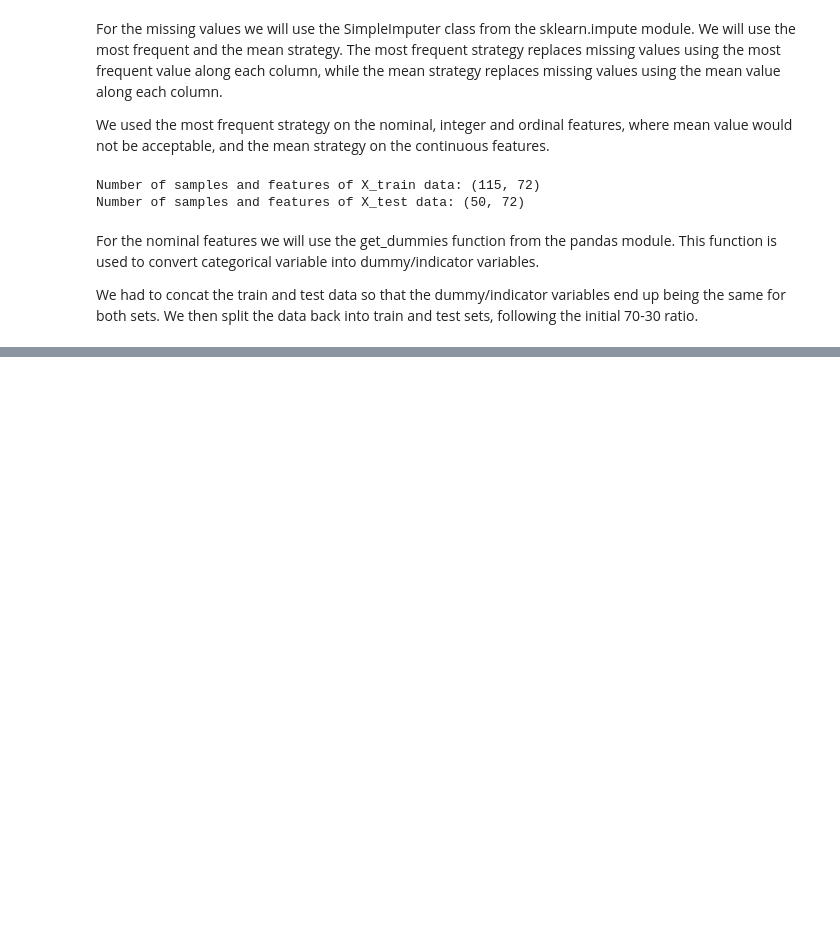
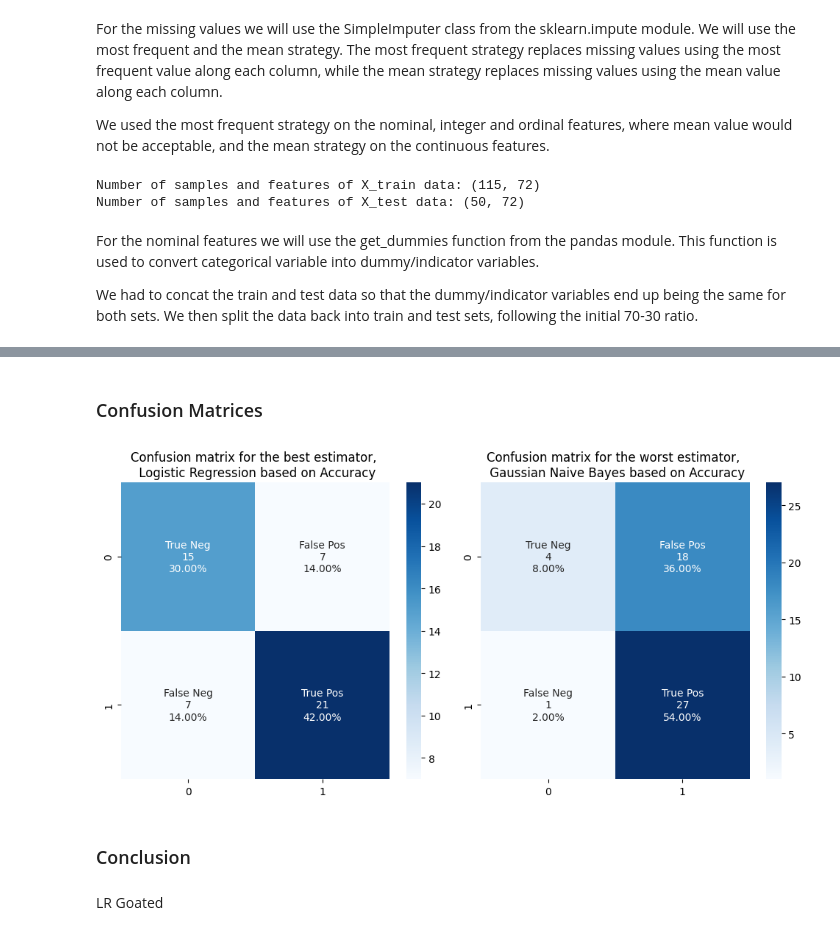
Before and after one commit to geokyr/ece-ntua-neural-networks-and-intelligent-systems, a Jupyter notebook: lab01/lab01.ipynb, the cells around one changed output, grey strips where cells are left out. Drawn from its saved outputs; the diff is of its cells as text; code cells hidden in the pictures; blank space fills up the shorter version.

```diff
--- a/lab01/lab01.ipynb
+++ b/lab01/lab01.ipynb
@@ -622,24 +214,0 @@ accuracy: 0.8188, vthreshold: 0.55, n_components: 11, penalty: l1, solver: libli
-# %%
-for estimator, scoring in [(estimator_acc, "accuracy"), (estimator_f1, "F1 score")]:
-    # print best estimator
-    print(f'- Logistic Regression model selection based on {scoring}')
-    print(f'Best estimator: {estimator.best_estimator_}')
-    print(f'{scoring.capitalize()} (10-Fold Cross-Validation): {np.format_float_positional(estimator.best_score_, 2)}')
-
-    # print fit and predict times
-    start = time.time()
-    estimator.best_estimator_.fit(X_train, y_train)
-    end = time.time()
-    print(f'Time to fit: {np.format_float_positional(end - start, 5)} sec')
-
-    start = time.time()
-    y_preds = estimator.best_estimator_.predict(X_test)
-    end = time.time()
-    print(f'Time to predict: {np.format_float_positional(end - start, 5)} sec')
-
-    # print best estimator accuracy and f1 score on test data
-    print(f'Accuracy: {np.format_float_positional(accuracy_score(y_test, y_preds), 2)}')
-    print(f'F1 score: {np.format_float_positional(f1_score(y_test, y_preds), 2)}')
-
-    if estimator != estimator_f1:
-        print(f'--------------------------------------------------------------------------------')
@@ -667,0 +861,28 @@ Kaggle dataset is [kdd cyberattack](https://www.kaggle.com/datasets/slashtea/kdd
+# %% [markdown]
+### Confusion Matrices
+# %%
+# print the confusion matrix for the best and worst model based on acurracy
+from sklearn.metrics import confusion_matrix
+import seaborn as sns
+
+fig, ax = plt.subplots(1, 2, figsize=(10, 5))
+
+for index, estimator, kind, classifier in ((0, best_estimator, 'best', 'LR'), (1, worst_estimator, 'worst', 'GNB')):
+    y_pred = estimator.predict(X_test)
+    cf_matrix = confusion_matrix(y_test, y_pred)
+
+    group_names = ["True Neg", "False Pos", "False Neg", "True Pos"]
+    group_counts = ["{0:0.0f}".format(value) for value in cf_matrix.flatten()]
+    group_percentages = ["{0:.2%}".format(value) for value in cf_matrix.flatten()/np.sum(cf_matrix)]
+    labels = np.asarray([f"{v1}\n{v2}\n{v3}" for v1, v2, v3 in zip(group_names, group_counts, group_percentages)]).reshape(2,2)
+    sns.heatmap(cf_matrix, annot=labels, fmt="", ax=ax[index], cmap='Blues')
+    ax[index].set_title(f"Confusion matrix for the {kind} estimator, \n {names[classifier]} based on Accuracy")
+
+fig.tight_layout()
+plt.show()
+# %% [output]
+[figure, added]
+# %% [markdown]
+### Conclusion
+# %% [markdown]
+LR Goated
```
Also changed, not shown: parts of 60 cells of this notebook.
